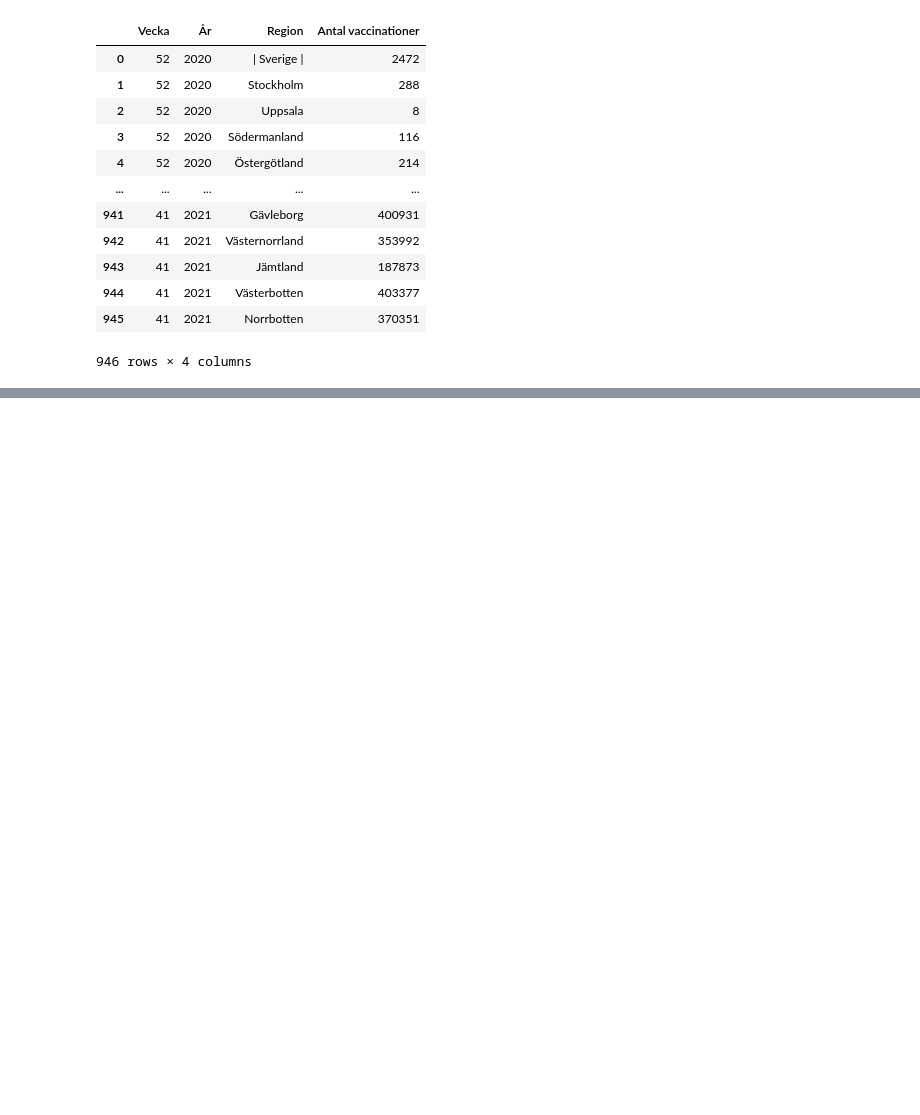
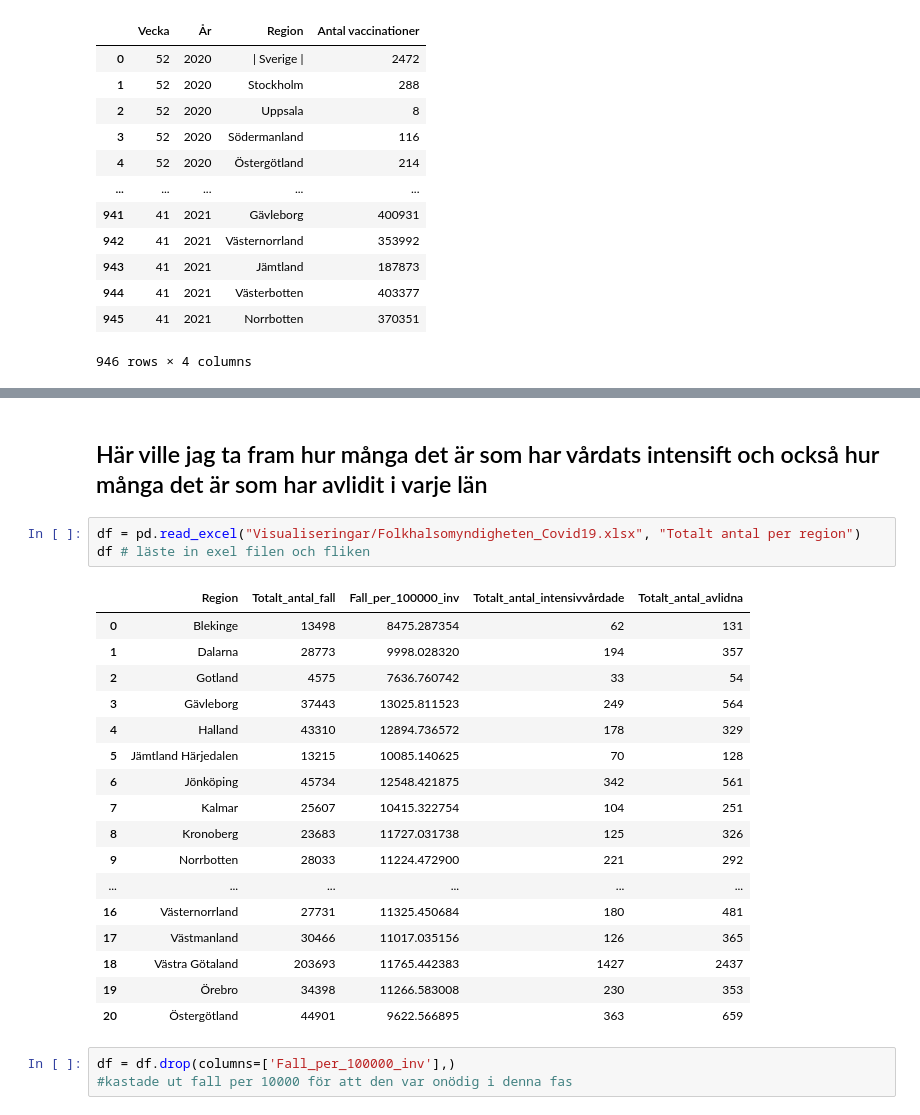
Before and after one commit to RealRadioactiveapple/Datasbehandling_Jim_Sorberg, a Jupyter notebook: Labs/Labb_1.ipynb, the cells around one changed output, grey strips where cells are left out. Drawn from its saved outputs; the diff is of its cells as text; blank space fills up the shorter version.

Commit message:
sparat visualisering, fix kommentararer, fix upgf3

```diff
--- a/Labs/Labb_1.ipynb
+++ b/Labs/Labb_1.ipynb
@@ -322,3 +353,29 @@ plt.savefig("VaccinperVecka.png", facecolor = "white")
 plt.show()
 # %% [output]
 [figure]
+# %% [markdown]
+## Här ville jag ta fram hur många det är som har vårdats intensift och också hur många det är som har avlidit i varje län
+# %%
+df = pd.read_excel("Visualiseringar/Folkhalsomyndigheten_Covid19.xlsx", "Totalt antal per region")
+df # läste in exel filen och fliken
+# %% [output]
+|  | Region | Totalt_antal_fall | Fall_per_100000_inv | Totalt_antal_intensivvårdade | Totalt_antal_avlidna |
+| 0 | Blekinge | 13498 | 8475.287354 | 62 | 131 |
+| 1 | Dalarna | 28773 | 9998.028320 | 194 | 357 |
+| 2 | Gotland | 4575 | 7636.760742 | 33 | 54 |
+| 3 | Gävleborg | 37443 | 13025.811523 | 249 | 564 |
+| 4 | Halland | 43310 | 12894.736572 | 178 | 329 |
+| 5 | Jämtland Härjedalen | 13215 | 10085.140625 | 70 | 128 |
+| 6 | Jönköping | 45734 | 12548.421875 | 342 | 561 |
+| 7 | Kalmar | 25607 | 10415.322754 | 104 | 251 |
+| 8 | Kronoberg | 23683 | 11727.031738 | 125 | 326 |
+| 9 | Norrbotten | 28033 | 11224.472900 | 221 | 292 |
+| ... | ... | ... | ... | ... | ... |
+| 16 | Västernorrland | 27731 | 11325.450684 | 180 | 481 |
+| 17 | Västmanland | 30466 | 11017.035156 | 126 | 365 |
+| 18 | Västra Götaland | 203693 | 11765.442383 | 1427 | 2437 |
+| 19 | Örebro | 34398 | 11266.583008 | 230 | 353 |
+| 20 | Östergötland | 44901 | 9622.566895 | 363 | 659 |
+# %%
+df = df.drop(columns=['Fall_per_100000_inv'],)
+#kastade ut fall per 10000 för att den var onödig i denna fas
```
Also changed, not shown: parts of 55 cells of this notebook, 12 other files.
